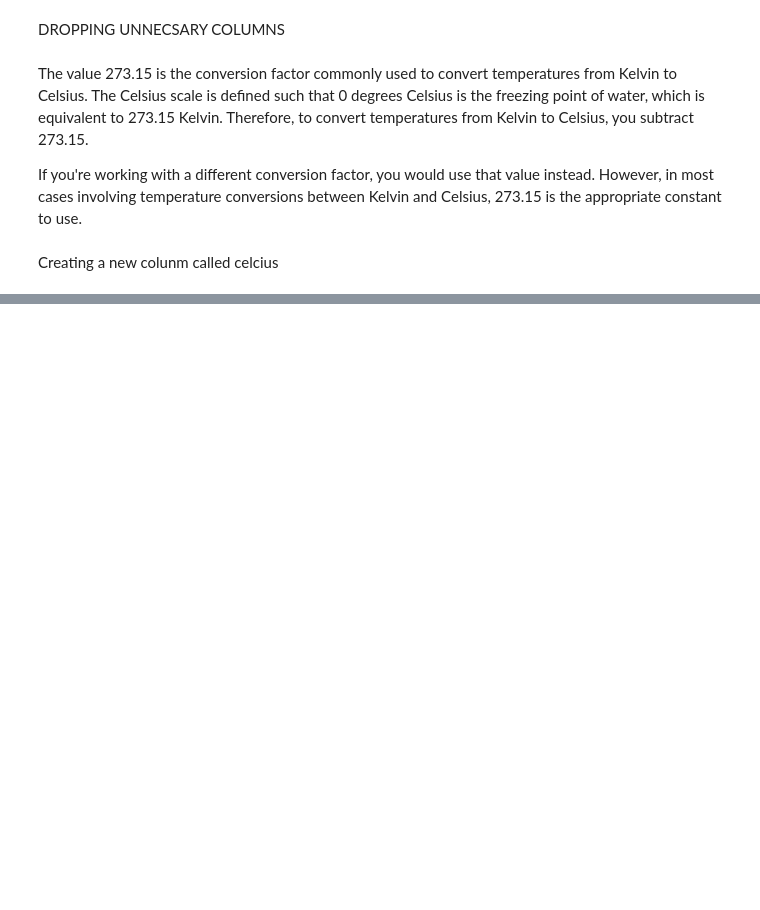
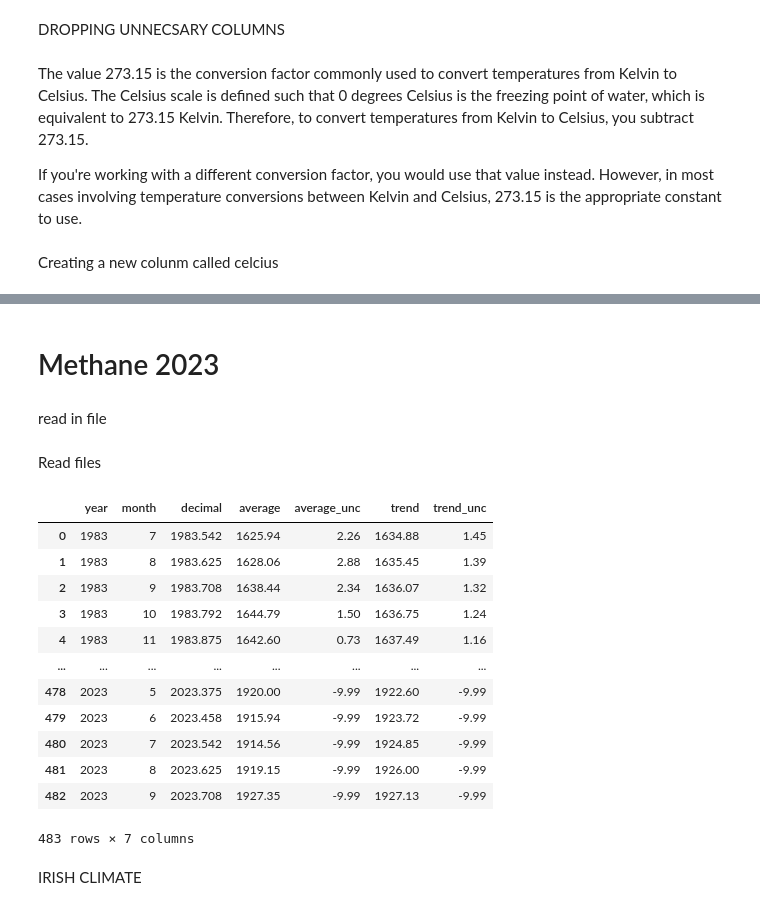
Before and after one commit to Kemeh-30/PFDA-PROJECT-2, a Jupyter notebook: PFDA.ipynb, the cells around one changed output, grey strips where cells are left out. Drawn from its saved outputs; the diff is of its cells as text; code cells hidden in the pictures; blank space fills up the shorter version.

```diff
--- a/PFDA.ipynb
+++ b/PFDA.ipynb
@@ -274,0 +522,8 @@ TEMP_JOUZEL_csv = TEMP_JOUZEL_csv.assign(celsius=lambda x: x['temp'] - 273.15)
+# %% [markdown]
+# Methane 2023
+# %% [markdown]
+read in file
+# %% [markdown]
+Read files
+# %%
+methane_2023 = pd.read_csv(r'C:\Users\fifoa\OneDrive\Desktop\ATU\PFDA-PROJECT-2\methane2023.csv')
@@ -274,0 +532,18 @@ TEMP_JOUZEL_csv = TEMP_JOUZEL_csv.assign(celsius=lambda x: x['temp'] - 273.15)
+# %%
+methane_2023
+# %% [output]
+|  | year | month | decimal | average | average_unc | trend | trend_unc |
+| 0 | 1983 | 7 | 1983.542 | 1625.94 | 2.26 | 1634.88 | 1.45 |
+| 1 | 1983 | 8 | 1983.625 | 1628.06 | 2.88 | 1635.45 | 1.39 |
+| 2 | 1983 | 9 | 1983.708 | 1638.44 | 2.34 | 1636.07 | 1.32 |
+| 3 | 1983 | 10 | 1983.792 | 1644.79 | 1.50 | 1636.75 | 1.24 |
+| 4 | 1983 | 11 | 1983.875 | 1642.60 | 0.73 | 1637.49 | 1.16 |
+| ... | ... | ... | ... | ... | ... | ... | ... |
+| 478 | 2023 | 5 | 2023.375 | 1920.00 | -9.99 | 1922.60 | -9.99 |
+| 479 | 2023 | 6 | 2023.458 | 1915.94 | -9.99 | 1923.72 | -9.99 |
+| 480 | 2023 | 7 | 2023.542 | 1914.56 | -9.99 | 1924.85 | -9.99 |
+| 481 | 2023 | 8 | 2023.625 | 1919.15 | -9.99 | 1926.00 | -9.99 |
+| 482 | 2023 | 9 | 2023.708 | 1927.35 | -9.99 | 1927.13 | -9.99 |
+483 rows × 7 columns
+# %% [markdown]
+IRISH CLIMATE
```
Also changed, not shown: parts of 65 cells of this notebook, 2 other files.
